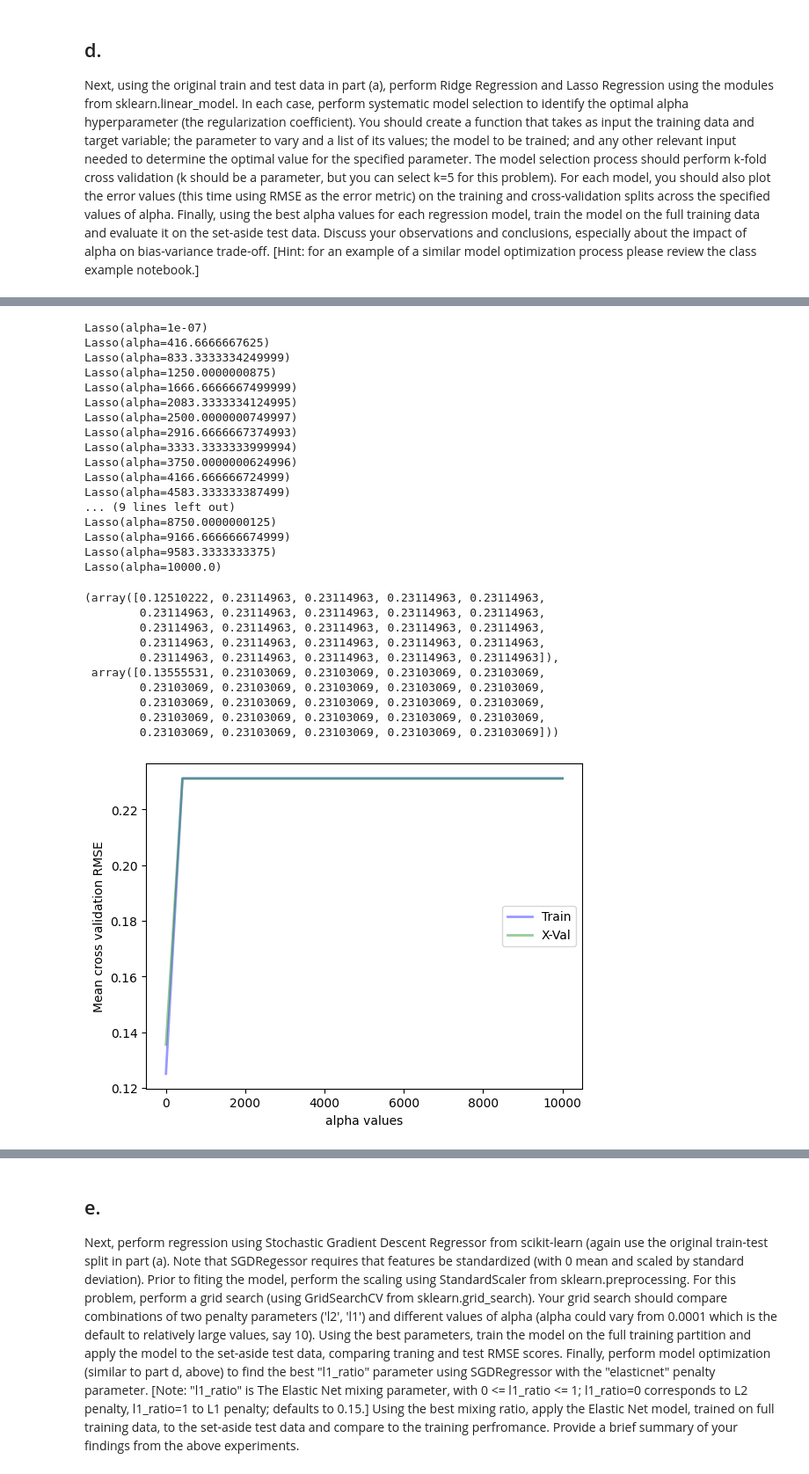
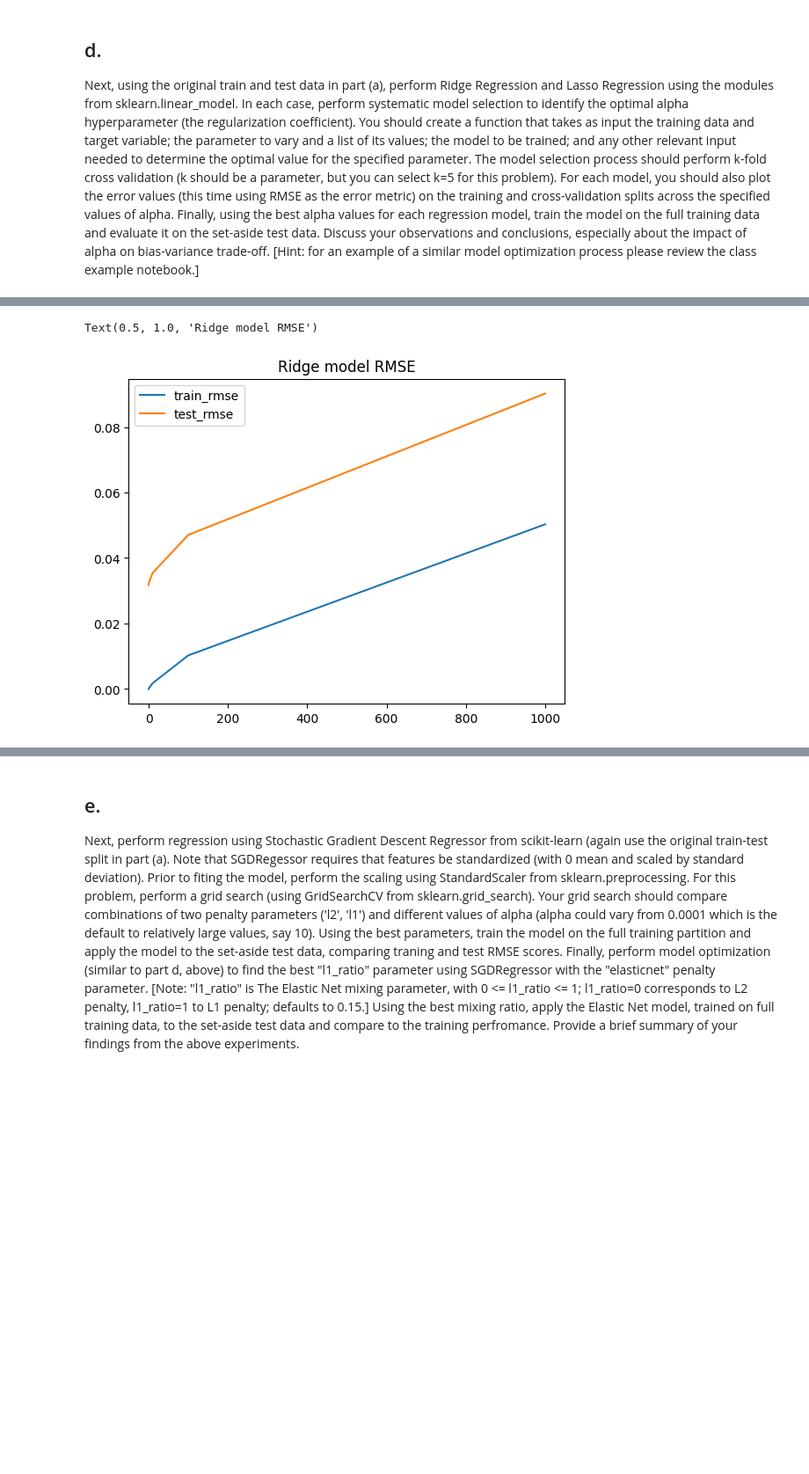
Before and after one commit to kushalnavghare/DSC-478_PRG_ML_APP, a Jupyter notebook: Assignment_3.ipynb, the cells around one changed output, grey strips where cells are left out. Shown at 88% size. Cells and saved outputs as stored; diff of their text form; code cells hidden in the pictures; blank space fills up the shorter version.

```diff
--- a/Assignment_3.ipynb
+++ b/Assignment_3.ipynb
@@ -381,4 +301,0 @@ alphas
-# %%
-# define models
-ridge_model = Ridge()
-lasso_model = Lasso()
@@ -419,31 +302,3 @@ alphas =  list(np.linspace(0.0000001, 10000, 25))
-# %%
-calcParams(X_train, y_train, lasso_model, alphas, 'alpha', 'lasso', 5)
-# %% [output]
-Lasso(alpha=1e-07)
-Lasso(alpha=416.6666667625)
-Lasso(alpha=833.3333334249999)
-Lasso(alpha=1250.0000000875)
-Lasso(alpha=1666.6666667499999)
-Lasso(alpha=2083.3333334124995)
-Lasso(alpha=2500.0000000749997)
-Lasso(alpha=2916.6666667374993)
-Lasso(alpha=3333.3333333999994)
-Lasso(alpha=3750.0000000624996)
-Lasso(alpha=4166.666666724999)
-Lasso(alpha=4583.333333387499)
-... (9 lines left out)
-Lasso(alpha=8750.0000000125)
-Lasso(alpha=9166.666666674999)
-Lasso(alpha=9583.3333333375)
-Lasso(alpha=10000.0)
-(array([0.12510222, 0.23114963, 0.23114963, 0.23114963, 0.23114963,
-        0.23114963, 0.23114963, 0.23114963, 0.23114963, 0.23114963,
-        0.23114963, 0.23114963, 0.23114963, 0.23114963, 0.23114963,
-        0.23114963, 0.23114963, 0.23114963, 0.23114963, 0.23114963,
-        0.23114963, 0.23114963, 0.23114963, 0.23114963, 0.23114963]),
- array([0.13555531, 0.23103069, 0.23103069, 0.23103069, 0.23103069,
-        0.23103069, 0.23103069, 0.23103069, 0.23103069, 0.23103069,
-        0.23103069, 0.23103069, 0.23103069, 0.23103069, 0.23103069,
-        0.23103069, 0.23103069, 0.23103069, 0.23103069, 0.23103069,
-        0.23103069, 0.23103069, 0.23103069, 0.23103069, 0.23103069]))
-[figure, removed]
+# %%
+#
+alpha_vals = [0.0001, 0.001, 0.01, 0.1, 1, 10, 100, 1000]
@@ -449,0 +348,8 @@ Lasso(alpha=10000.0)
+# %%
+plt.plot(alpha_vals, ridge_final_train_rmse, label = 'train_rmse')
+plt.plot(alpha_vals, ridge_final_test_rmse, label = 'test_rmse')
+plt.legend()
+plt.title("Ridge model RMSE")
+# %% [output]
+Text(0.5, 1.0, 'Ridge model RMSE')
+[figure, added]
```
Also changed, not shown: parts of 56 cells of this notebook.
